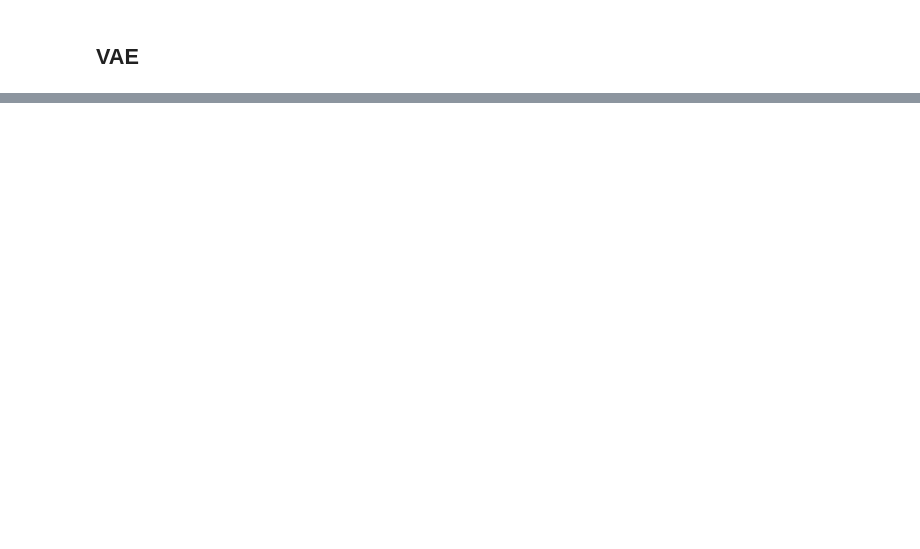
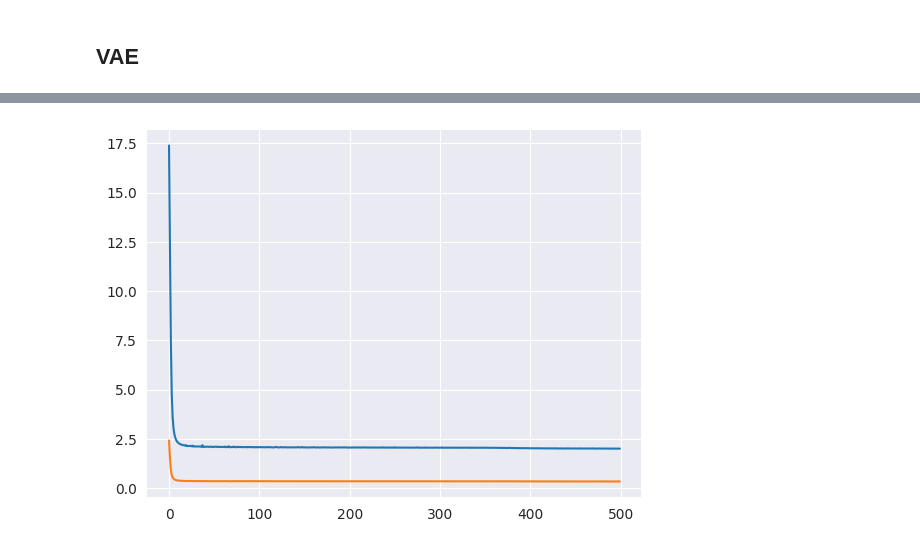
Before and after one commit to eugenioLR/doodle_ml_generator, a Jupyter notebook: deep_generative.ipynb, the cells around one changed output, grey strips where cells are left out. Saved outputs shown, nothing was run; the diff lists cells and outputs as text; code cells hidden in the pictures; blank space fills up the shorter version.

```diff
--- a/deep_generative.ipynb
+++ b/deep_generative.ipynb
@@ -83,7 +70,8 @@ torch.Size([28, 28])
 learning_rate = 1e-3
 epochs = 500
 
-loss_fn = nn.BCELoss()
+# loss_fn = nn.BCELoss()
+loss_fn = nn.MSELoss()
 print(loss_fn)
 
 optimizer = torch.optim.Adam(autoencoder.parameters(), lr=learning_rate)
@@ -183,11 +177,16 @@ DenseVAE(
   )
 )
 # %%
-learning_rate = 1e-3
-epochs = 100
+learning_rate = 1e-4
+epochs = 500
 
-loss_fn = nn.BCELoss()
+# loss_fn = nn.CrossEntropyLoss()
+# loss_fn = nn.BCELoss()
+loss_fn = nn.MSELoss()
+# loss_fn = nn.MSELoss()
 print(loss_fn)
 
-optimizer = torch.optim.Adam(autoencoder.parameters(), lr=learning_rate)
+# optimizer = torch.optim.Adam(autoencoder.parameters(), lr=learning_rate)
+# optimizer = torch.optim.Adam(autoencoder.parameters(), lr=learning_rate)
+optimizer = torch.optim.RMSprop(autoencoder.parameters(), lr=learning_rate)
 # %% [output]
@@ -195,4 +194,6 @@ BCELoss()
 # %%
+train_loss_history = []
+test_loss_history = []
 for i in range(epochs):
 
     print(f"Epoch {i+1:3d}/{epochs}: ", end="")
@@ -201,10 +202,12 @@ for i in range(epochs):
     autoencoder.train()
     train_loss = 0
     for batch, (X, y) in enumerate(train_dataset):
-        loss = autoencoder.update((X,y))
-        train_loss += loss.item()
+        z, _, _ = autoencoder(X)
+
+        loss = loss_fn(X, z) + autoencoder.beta*autoencoder.encoder.kl_loss
 
         loss.backward()
+        train_loss += loss.item()
         optimizer.step()
         optimizer.zero_grad()
 
@@ -213,8 +216,12 @@ for i in range(epochs):
     test_loss = 0
     with torch.no_grad():
         for X, y in test_dataset:
-            loss = autoencoder.update((X,y))
+            z, _, _ = autoencoder(X)
+            loss = loss_fn(X, z) + autoencoder.beta*autoencoder.encoder.kl_loss
             test_loss += loss.item()
 
+    train_loss_history.append(train_loss)
+    test_loss_history.append(test_loss)
+
     print(f"Train loss: {train_loss/len(train_dataset):>7f}, Test loss: {test_loss/len(test_dataset):>7f}")
 # %% [output]
@@ -238,3 +245,9 @@ Epoch 100/100: Train loss: 0.086689, Test loss: 0.085623
+# %%
+plt.plot(train_loss_history)
+plt.plot(test_loss_history)
+plt.show()
+# %% [output]
+[figure, added]
 # %%
 example_img = random.choice(train_dataset)
 encoded_tensor, z_loc, z_log_scale = encoder(example_img[0])
```
Also changed, not shown: parts of 10 cells of this notebook, 4 other files.
